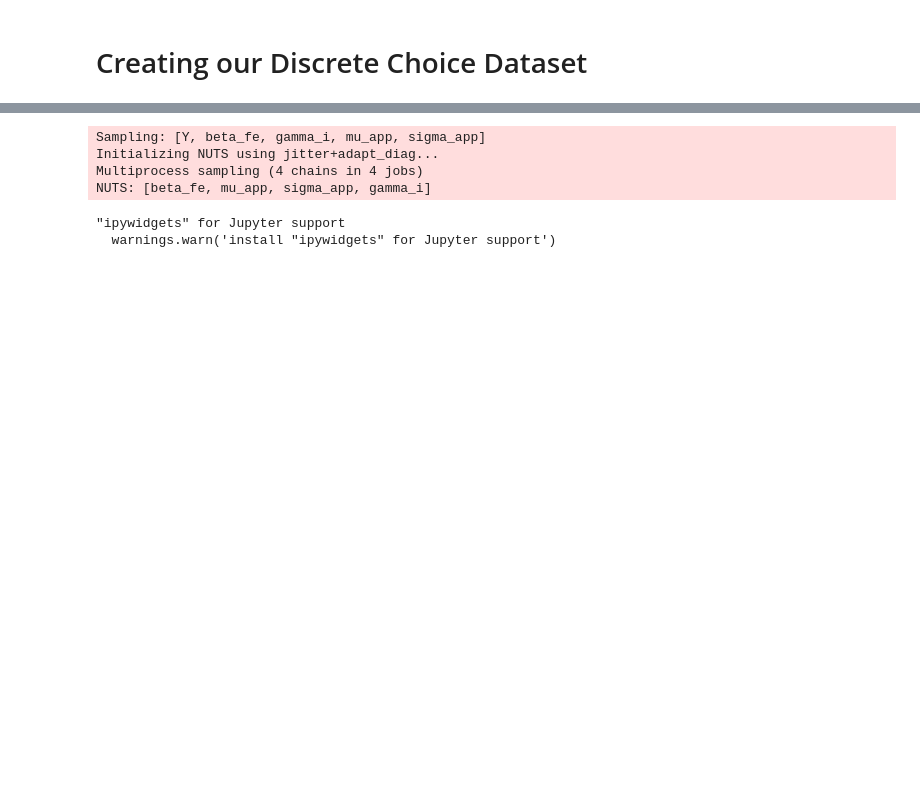
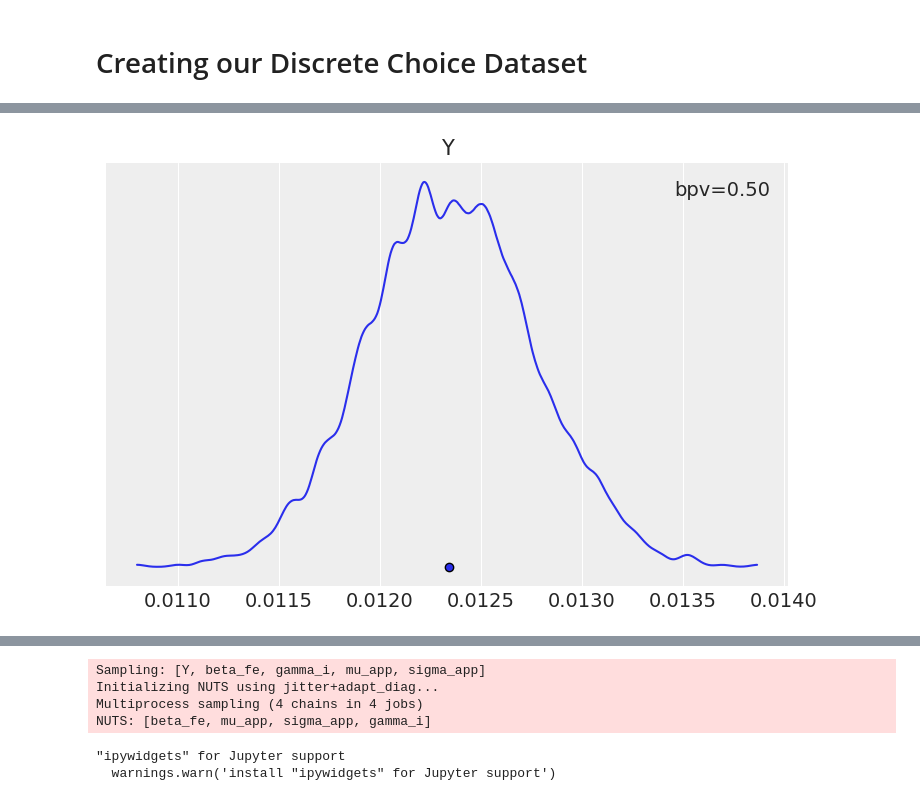
Before and after one commit to BU-Spark/pitne-affordable-housing-efficacy, a Jupyter notebook: fa25-team-b/eda/Bayesian_Model.ipynb, the cells around one changed output, grey strips where cells are left out. Saved outputs shown, nothing was run; the diff lists cells and outputs as text; code cells hidden in the pictures; blank space fills up the shorter version.

```diff
--- a/fa25-team-b/eda/Bayesian_Model.ipynb
+++ b/fa25-team-b/eda/Bayesian_Model.ipynb
@@ -253,0 +450,5 @@ choice_dt.describe()
+# %%
+az.plot_bpv(idata, kind="t_stat", t_stat="mean")
+plt.show()
+# %% [output]
+[figure, added]
```
Also changed, not shown: parts of 35 cells of this notebook.
